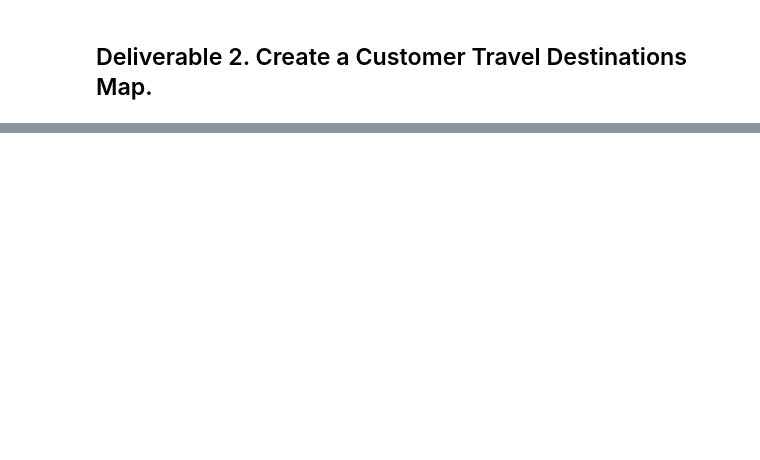
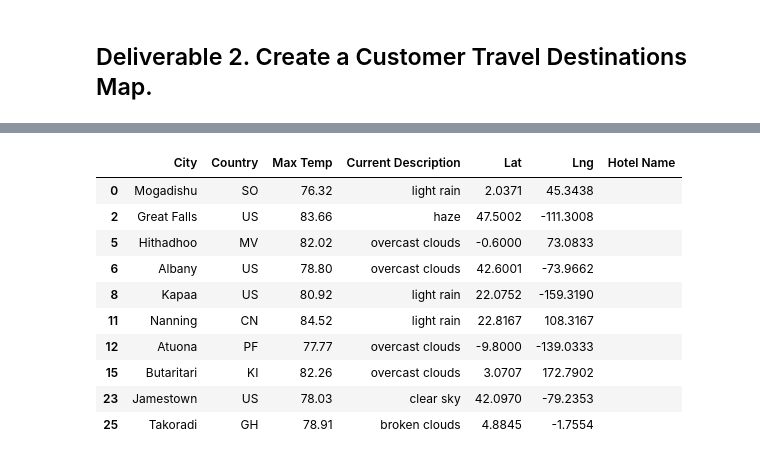
Before and after one commit to melisavacca/World_Weather_Analysis, a Jupyter notebook: Vacation_Search/Vacation_Search.ipynb, the cells around one changed output, grey strips where cells are left out. Saved outputs shown, nothing was run; the diff lists cells and outputs as text; code cells hidden in the pictures; blank space fills up the shorter version.

```diff
--- a/Vacation_Search/Vacation_Search.ipynb
+++ b/Vacation_Search/Vacation_Search.ipynb
@@ -36,10 +82,22 @@ preferred_cities_df.count()
 # %%
 # 5a. Create DataFrame called hotel_df to store hotel names along with city, country, max temp, and coordinates.
-hotel_df = clean_df[["City", "Country", "Max Temp", "Current Description", "Lat", "Lng"]].copy()
+hotel_df = dropping_empty_rows_df[["City", "Country", "Max Temp", "Current Description", "Lat", "Lng"]].copy()
 
 # 5b. Create a new column "Hotel Name"
 hotel_df["Hotel Name"] = ""
 hotel_df.head(10)
+# %% [output]
+|  | City | Country | Max Temp | Current Description | Lat | Lng | Hotel Name |
+| 0 | Mogadishu | SO | 76.32 | light rain | 2.0371 | 45.3438 |  |
+| 2 | Great Falls | US | 83.66 | haze | 47.5002 | -111.3008 |  |
+| 5 | Hithadhoo | MV | 82.02 | overcast clouds | -0.6000 | 73.0833 |  |
+| 6 | Albany | US | 78.80 | overcast clouds | 42.6001 | -73.9662 |  |
+| 8 | Kapaa | US | 80.92 | light rain | 22.0752 | -159.3190 |  |
+| 11 | Nanning | CN | 84.52 | light rain | 22.8167 | 108.3167 |  |
+| 12 | Atuona | PF | 77.77 | overcast clouds | -9.8000 | -139.0333 |  |
+| 15 | Butaritari | KI | 82.26 | overcast clouds | 3.0707 | 172.7902 |  |
+| 23 | Jamestown | US | 78.03 | clear sky | 42.0970 | -79.2353 |  |
+| 25 | Takoradi | GH | 78.91 | broken clouds | 4.8845 | -1.7554 |  |
 # %%
 # 6a. Set parameters to search for hotels with 5000 meters.
 params = {
```
Also changed, not shown: parts of 13 cells of this notebook, 2 other files.
